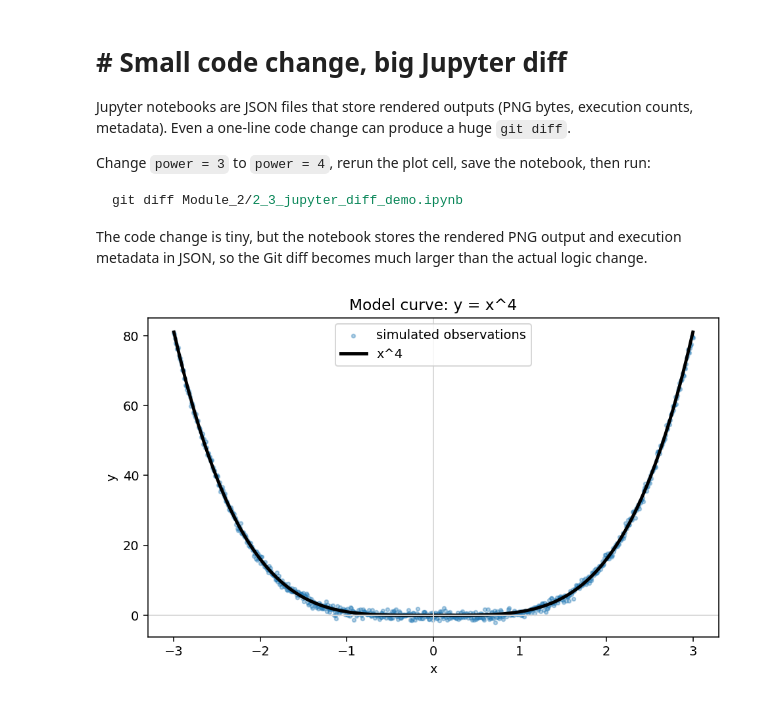
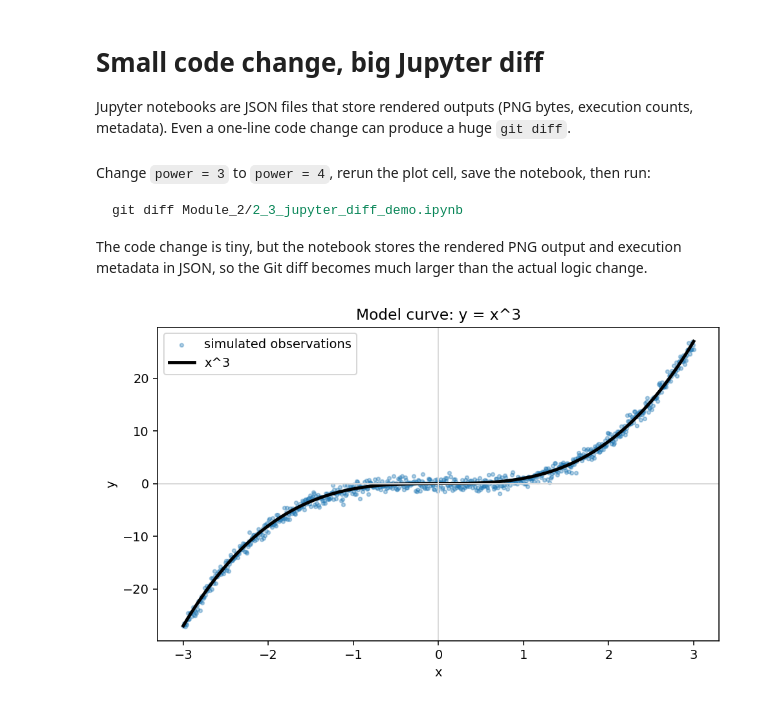
Before and after one commit to parulnith/marimo-oreilly-workshop, a Jupyter notebook: Module_2/2_3_jupyter_diff_demo.ipynb, the cells around one changed output. Drawn from its saved outputs; the diff is of its cells as text; code cells hidden in the pictures.

````diff
--- a/Module_2/2_3_jupyter_diff_demo.ipynb
+++ b/Module_2/2_3_jupyter_diff_demo.ipynb
@@ -1,38 +1,37 @@
 # %% [markdown]
-# # Small code change, big Jupyter diff
+# Small code change, big Jupyter diff
 
 Jupyter notebooks are JSON files that store rendered outputs (PNG bytes,
 execution counts, metadata). Even a one-line code change can produce a
 huge `git diff`.
-
-
-Change `power = 3` to `power = 4`, rerun the plot cell, save the notebook, then run:
-
-```bash
-git diff Module_2/2_3_jupyter_diff_demo.ipynb
-```
-
-The code change is tiny, but the notebook stores the rendered PNG output and execution metadata in JSON, so the Git diff becomes much larger than the actual logic change.
 # %%
 import matplotlib.pyplot as plt
 import numpy as np
+# %% [markdown]
+Change `power = 3` to `power = 4`, rerun the plot cell, save the notebook, then run:
+
+```bash
+git diff Module_2/2_3_jupyter_diff_demo.ipynb
+```
+
+The code change is tiny, but the notebook stores the rendered PNG output and execution metadata in JSON, so the Git diff becomes much larger than the actual logic change.
 # %%
-power = 4
+power = 3
 
 rng = np.random.default_rng(7)
 x = np.linspace(-3, 3, 800)
 curve = x**power
 noisy_curve = curve + rng.normal(scale=0.8, size=x.size)
 
 fig, ax = plt.subplots(figsize=(8, 4.5), dpi=140)
 ax.scatter(x, noisy_curve, s=8, alpha=0.35, label="simulated observations")
 ax.plot(x, curve, color="black", linewidth=2.5, label=f"x^{power}")
 ax.axhline(0, color="0.85", linewidth=1)
 ax.axvline(0, color="0.85", linewidth=1)
 ax.set_title(f"Model curve: y = x^{power}")
 ax.set_xlabel("x")
 ax.set_ylabel("y")
 ax.legend()
 plt.show()
 # %% [output]
-[figure, old version]
+[figure, new version]
````
Also changed, not shown: 5 other files.
